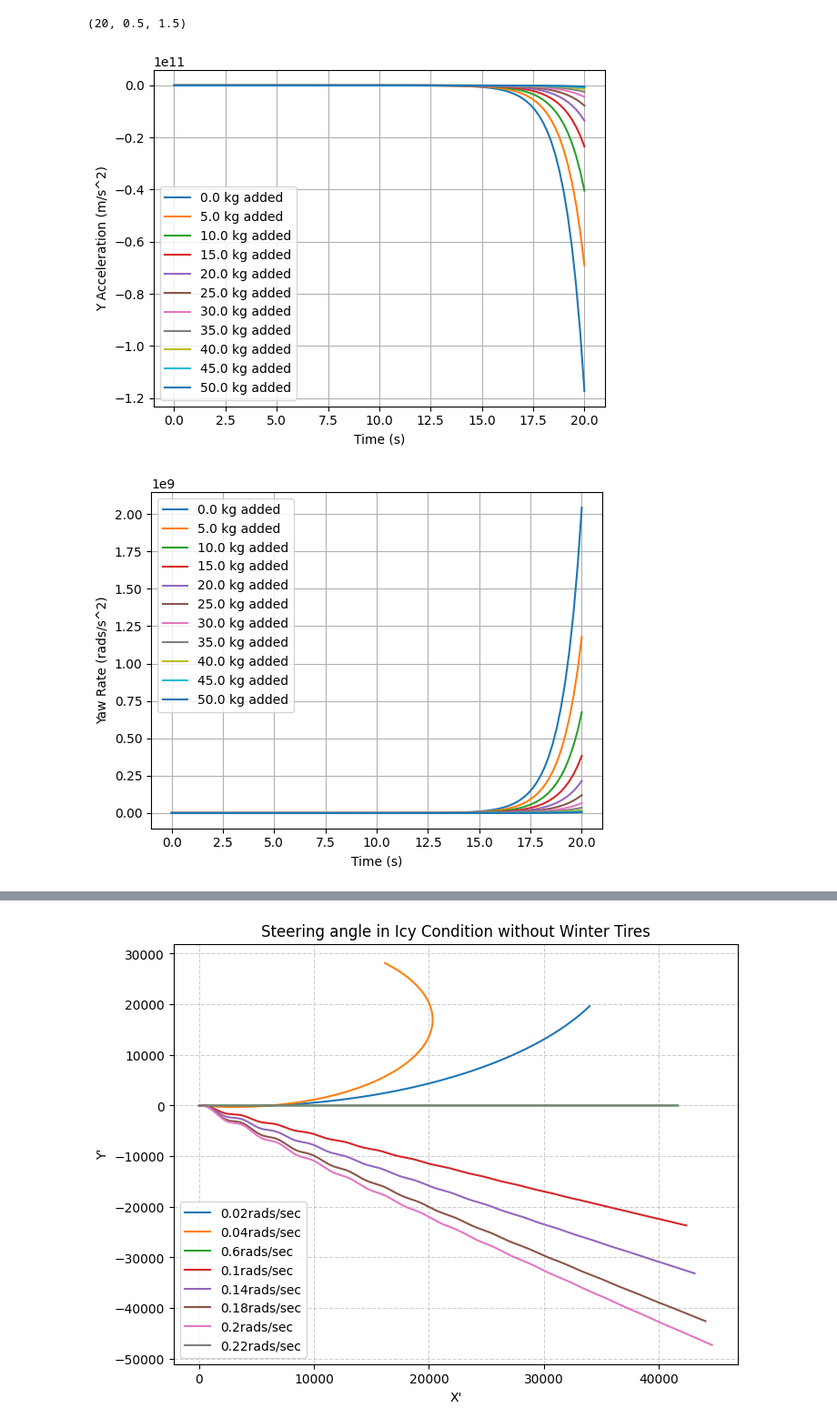
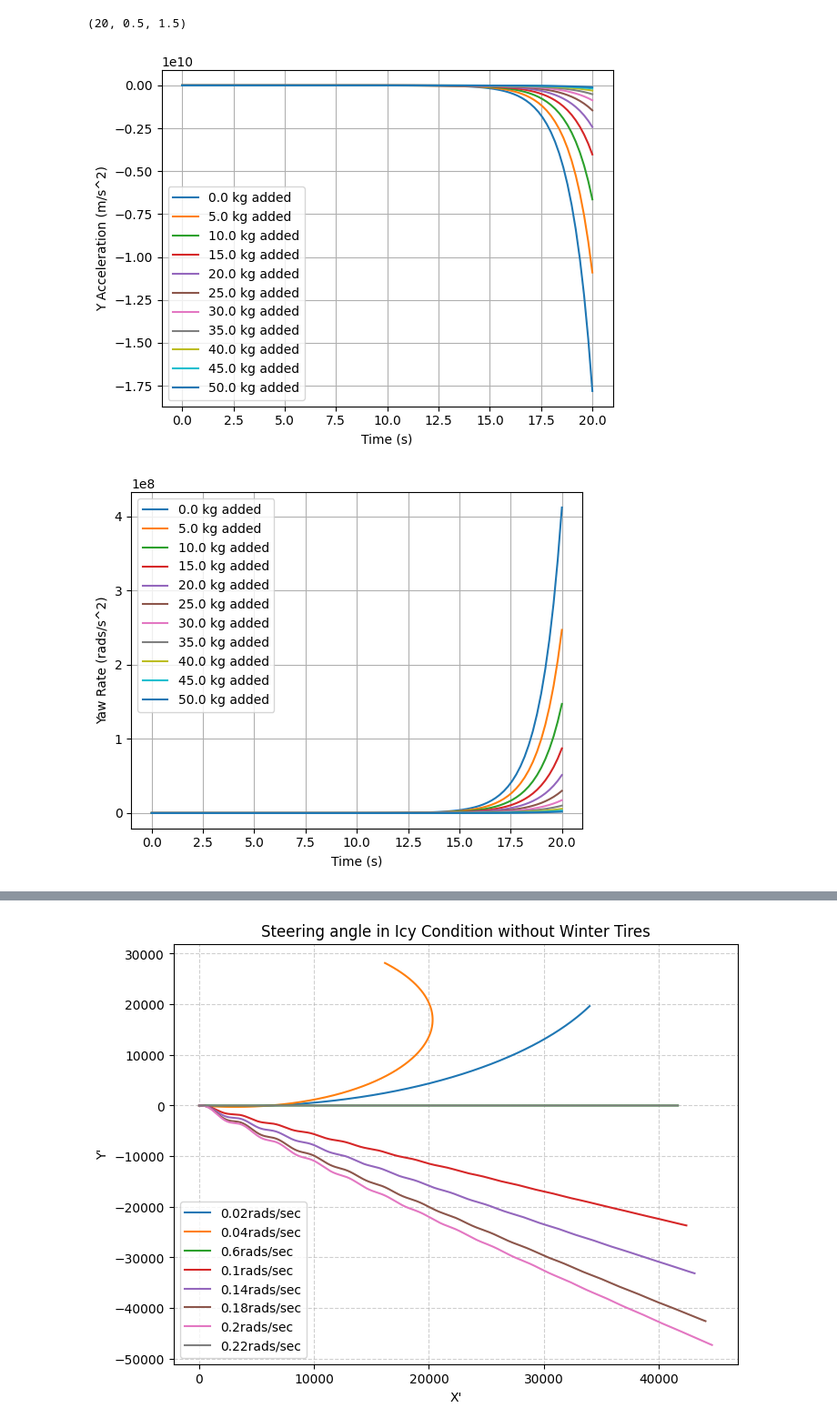
Before and after one commit to hepromark/BicycleModelExploration, a Jupyter notebook: part2.ipynb, the cells around one changed output, grey strips where cells are left out. Shown at 91% size. Cells and saved outputs as stored; diff of their text form; code cells hidden in the pictures.

```diff
--- a/part2.ipynb
+++ b/part2.ipynb
@@ -458,37 +458,37 @@ get_new_m_a_b(10, 1, 1, 10, 0)
 # %%
 added_w = np.linspace(0, 50, 11)
 cog_values = [get_new_m_a_b(1400, 1.14, 1.33, w, 0) for w in added_w]
 
-u = 300 * 1000 / 3600
-init_vector = np.array([[0],[0]])
+u = 227* 1000 / 3600
+init_vector = np.array([[0],[0],[0],[0]])
 t_final = 20
 init_t = 0
 step_size = 0.2
 max_iter = int(t_final / step_size)
 
 histories = []
 labels = []
 
 for i, (m, a, b) in enumerate(cog_values):
     solver = BicycleSolver(
         m = m,
         a = a,
         b = b,
         C_alpha_f = 25000,
         C_alpha_r = 21000,
         I_z = 2420,
         u = u
     )
 
     res, hist = solver.solve(solver.rk4, task_a_model, init_vector, init_t, max_iter, step_size)
 
     histories.append(hist)
     labels.append(f'{round(added_w[i],2)} kg added')
 
 solver.visualize_results(histories, labels, init_t, t_final, max_iter)
 # %% [output]
-[figure, old version]
+[figure, new version]
-[figure, old version]
+[figure, new version]
 # %%
 ### Task C2
 
```
Also changed, not shown: parts of 1 cell of this notebook.
